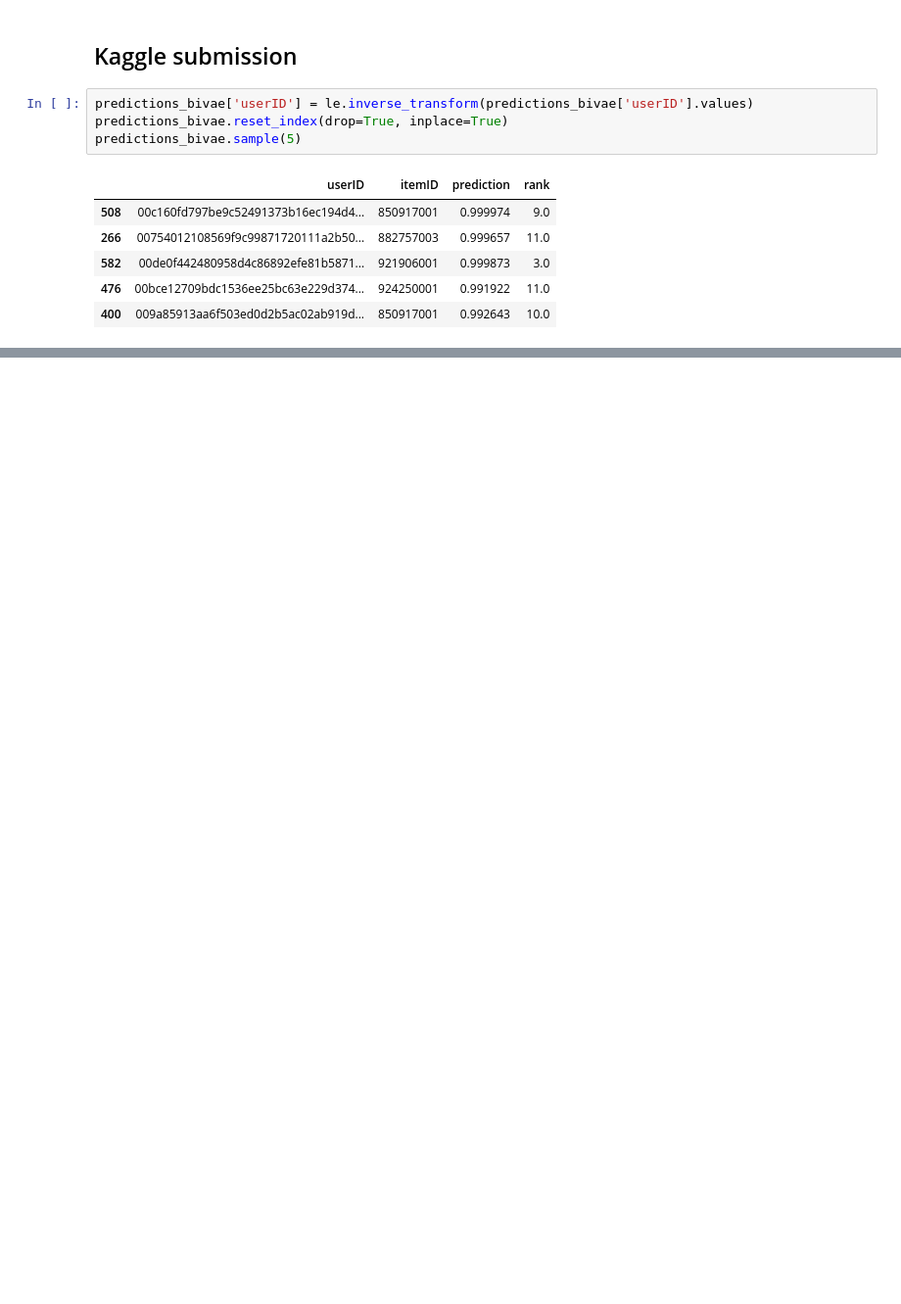
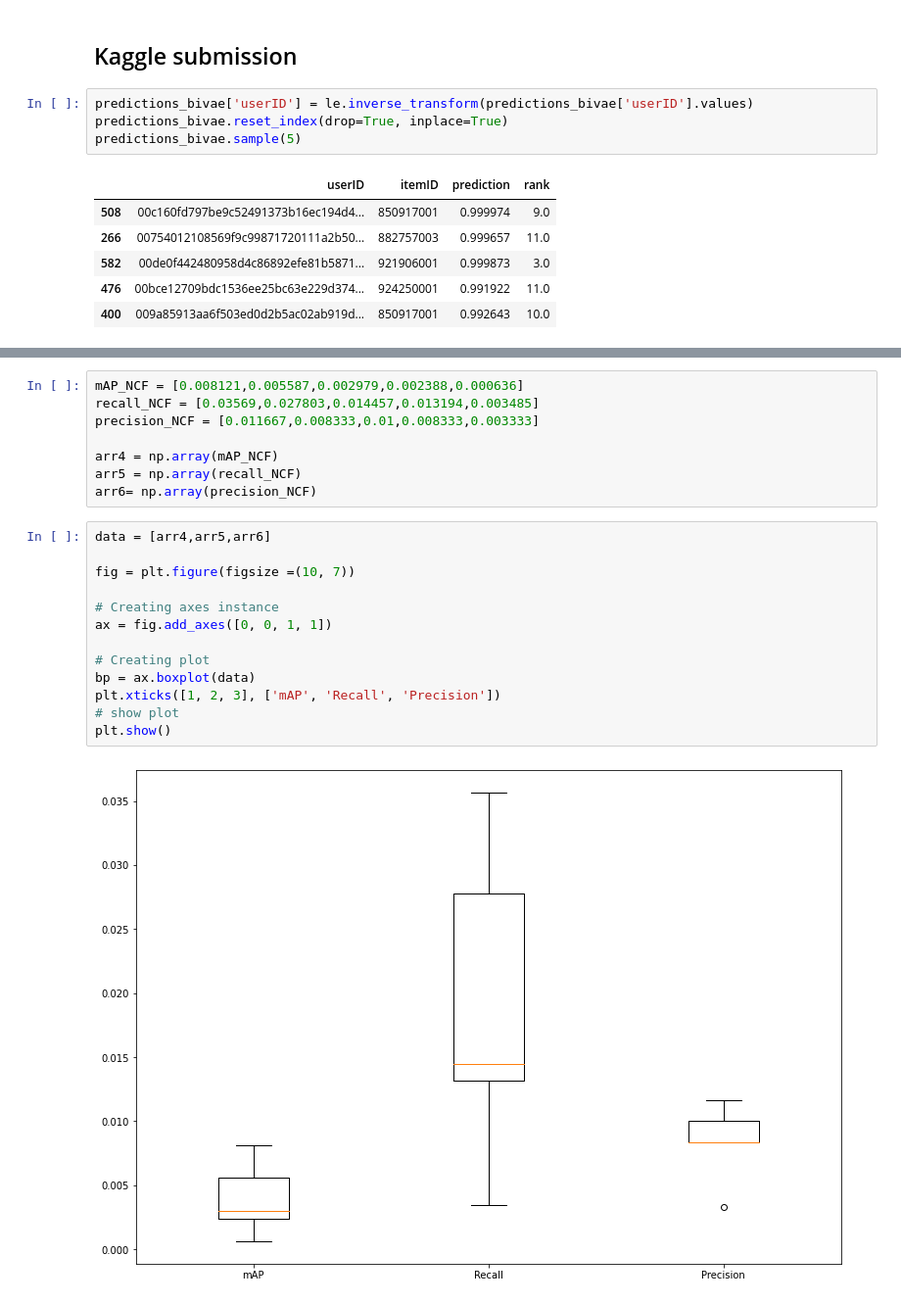
Before and after one commit to Mercurio005/H-M-Recomender, a Jupyter notebook: Recommender_H&M.ipynb, the cells around one changed output, grey strips where cells are left out. Shown at 98% size. Cells and saved outputs as stored; diff of their text form; blank space fills up the shorter version.

```diff
--- a/Recommender_H&M.ipynb
+++ b/Recommender_H&M.ipynb
@@ -436,0 +550,23 @@ predictions_bivae.sample(5)
+# %%
+mAP_NCF = [0.008121,0.005587,0.002979,0.002388,0.000636]
+recall_NCF = [0.03569,0.027803,0.014457,0.013194,0.003485]
+precision_NCF = [0.011667,0.008333,0.01,0.008333,0.003333]
+
+arr4 = np.array(mAP_NCF)
+arr5 = np.array(recall_NCF)
+arr6= np.array(precision_NCF)
+# %%
+data = [arr4,arr5,arr6]
+
+fig = plt.figure(figsize =(10, 7))
+
+# Creating axes instance
+ax = fig.add_axes([0, 0, 1, 1])
+
+# Creating plot
+bp = ax.boxplot(data)
+plt.xticks([1, 2, 3], ['mAP', 'Recall', 'Precision'])
+# show plot
+plt.show()
+# %% [output]
+[figure, added]
```
Also changed, not shown: parts of 29 cells of this notebook.
